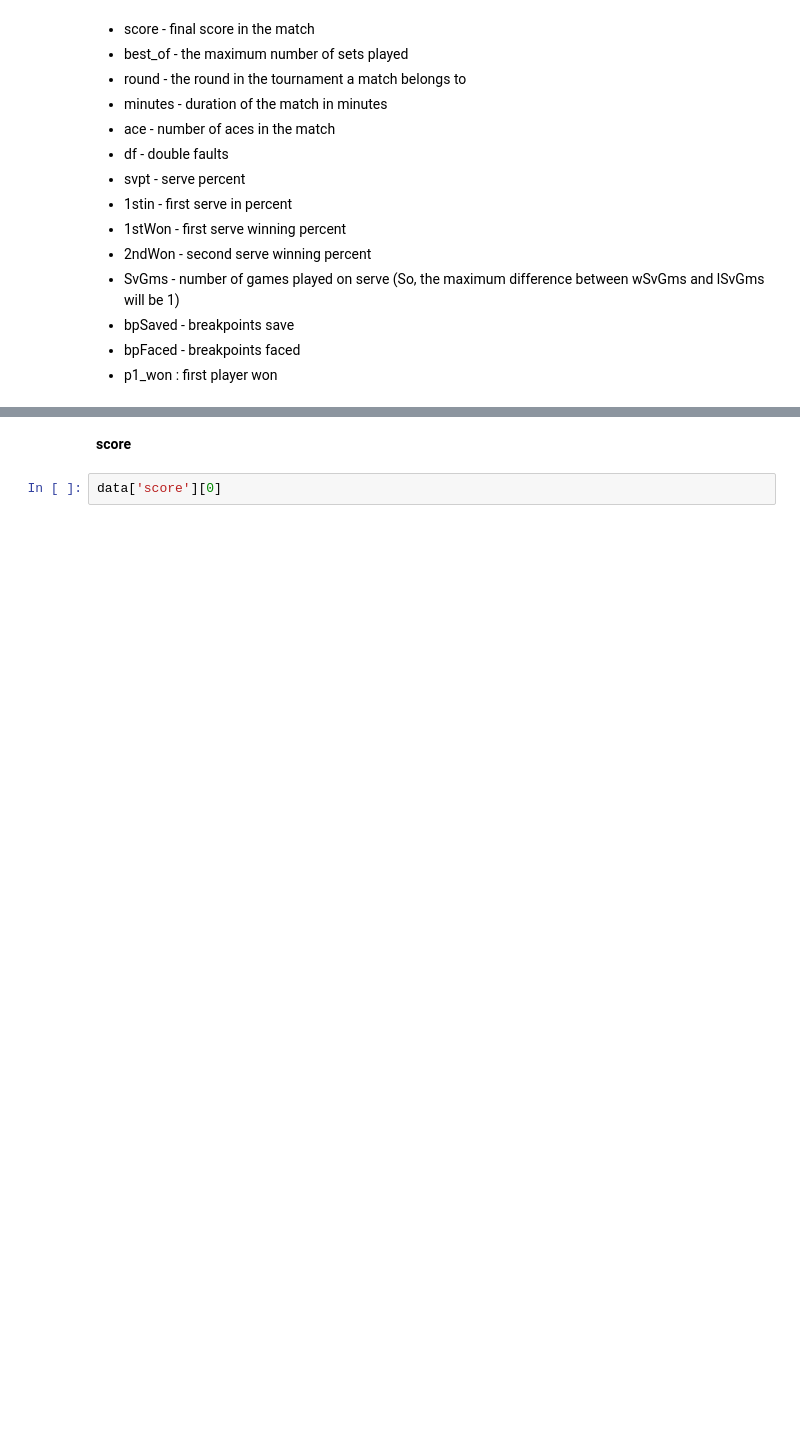
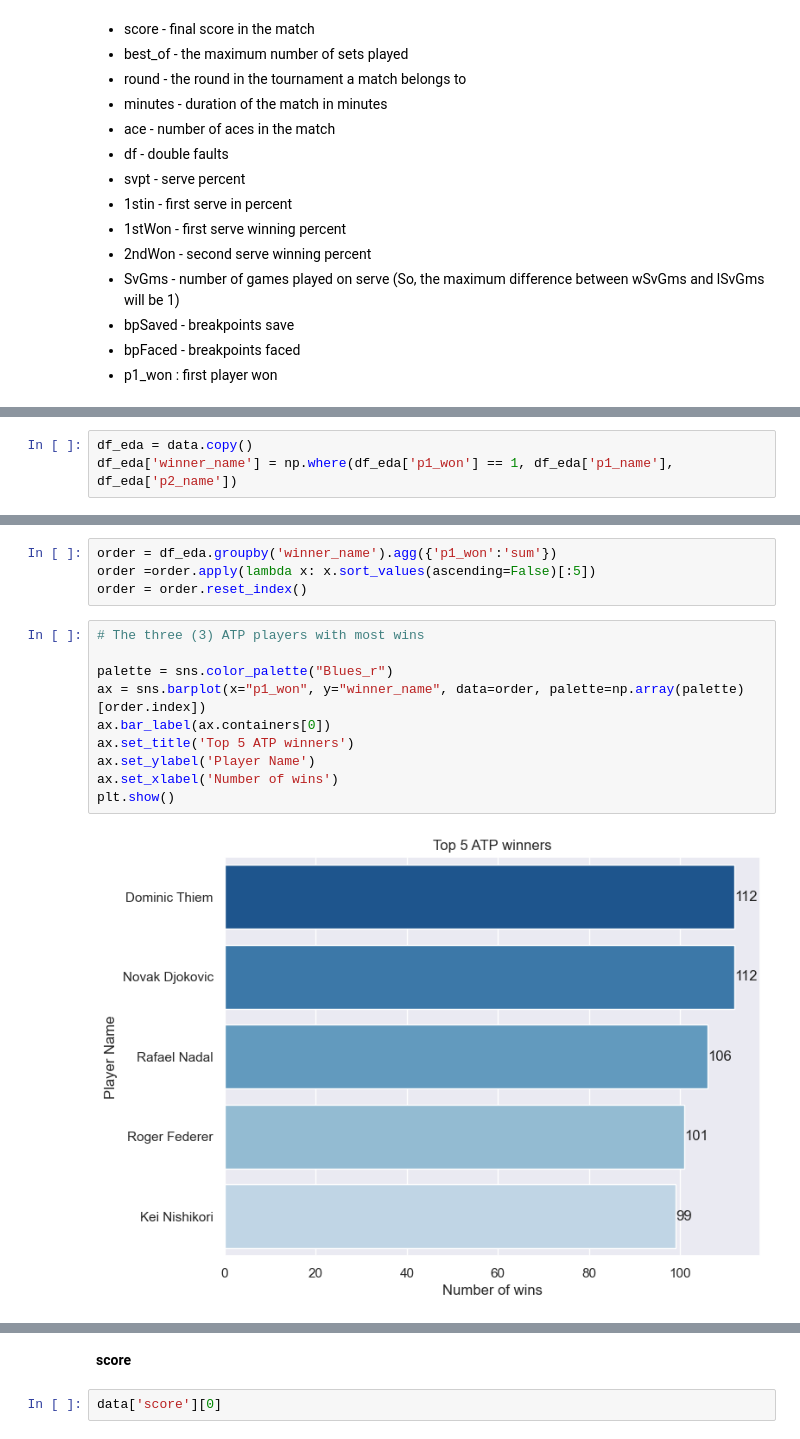
Before and after one commit to siwaar/Tennis_prediction, a Jupyter notebook: ABBES_Siwar_LBC.ipynb, the cells around one changed output, grey strips where cells are left out. Saved outputs shown, nothing was run; the diff lists cells and outputs as text; blank space fills up the shorter version.

```diff
--- a/ABBES_Siwar_LBC.ipynb
+++ b/ABBES_Siwar_LBC.ipynb
@@ -146,0 +269,3 @@ wSvGms and lSvGms will be 1)
+# %%
+df_eda = data.copy()
+df_eda['winner_name'] = np.where(df_eda['p1_won'] == 1, df_eda['p1_name'], df_eda['p2_name'])
@@ -146,0 +281,16 @@ wSvGms and lSvGms will be 1)
+# %%
+order = df_eda.groupby('winner_name').agg({'p1_won':'sum'})
+order =order.apply(lambda x: x.sort_values(ascending=False)[:5])
+order = order.reset_index()
+# %%
+# The three (3) ATP players with most wins
+
+palette = sns.color_palette("Blues_r")
+ax = sns.barplot(x="p1_won", y="winner_name", data=order, palette=np.array(palette)[order.index])
+ax.bar_label(ax.containers[0])
+ax.set_title('Top 5 ATP winners')
+ax.set_ylabel('Player Name')
+ax.set_xlabel('Number of wins')
+plt.show()
+# %% [output]
+[figure, added]
```
Also changed, not shown: parts of 59 cells of this notebook, 8 other files.
